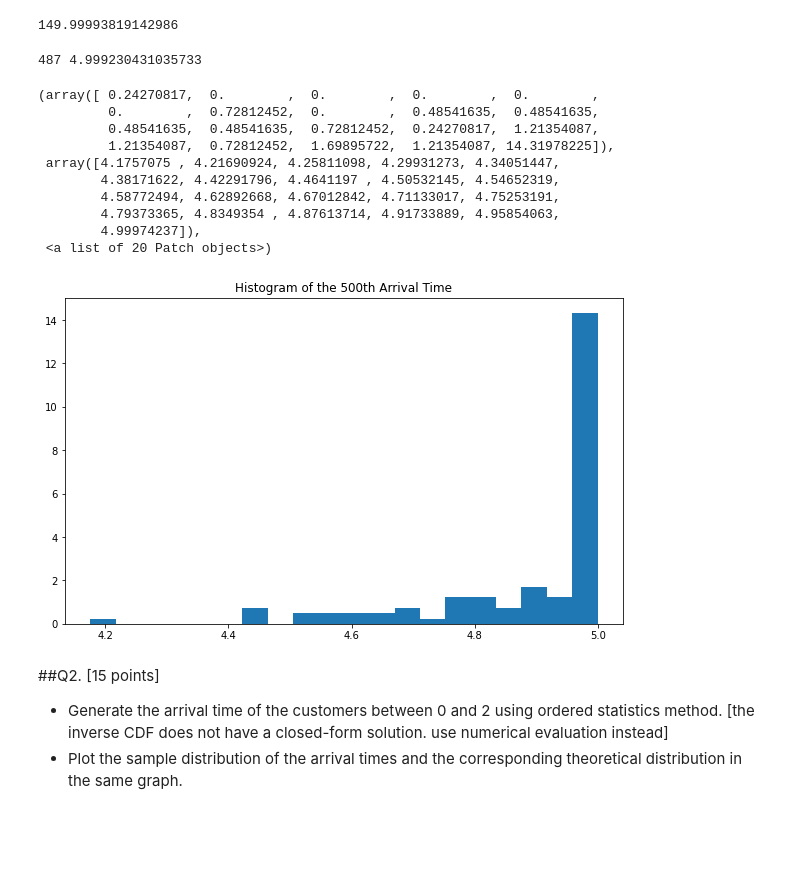
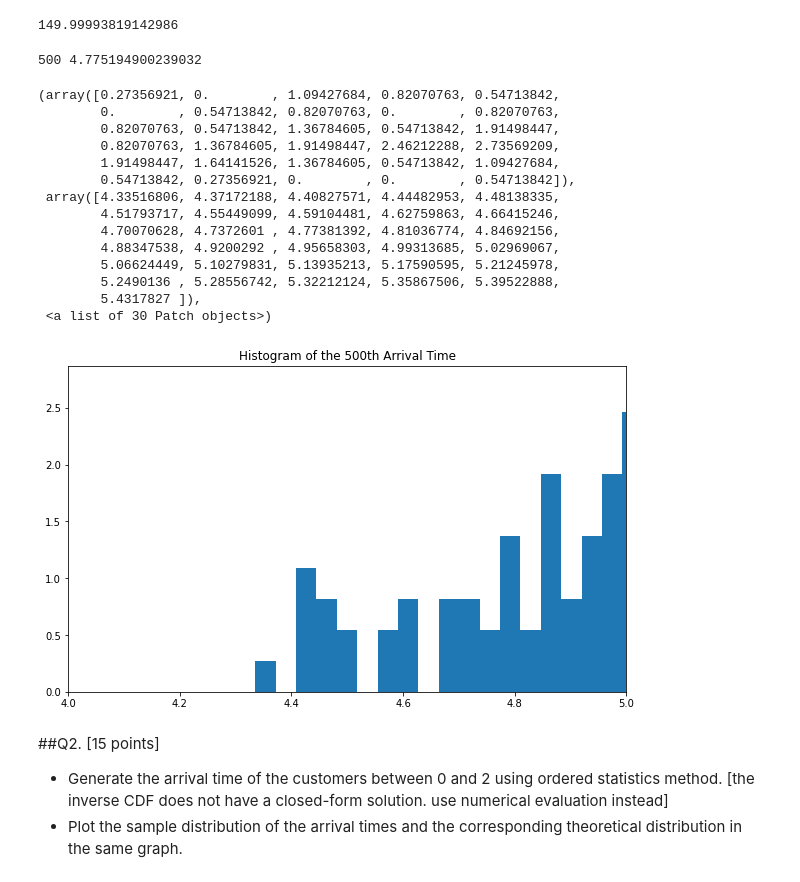
Before and after one commit to r50206v/E4404-Simulation, a Jupyter notebook: hw/Yi_Ping_Tseng_HW4_(IEOR_4404_Fall_2020).ipynb, the cells around one changed output. Cells and saved outputs as stored; diff of their text form; code cells hidden in the pictures; blank space fills up the shorter version.

Commit message:
[BUGFIX] fix the plots

```diff
--- a/hw/Yi_Ping_Tseng_HW4_(IEOR_4404_Fall_2020).ipynb
+++ b/hw/Yi_Ping_Tseng_HW4_(IEOR_4404_Fall_2020).ipynb
@@ -178,36 +177,42 @@ max_lambda
 # %% [output]
 149.99993819142986
 # %%
-def thinning(max_lambda, T, N):
-  arrivals = generatePoiProcess_FixedTime(lmbda=max_lambda, T=T)
-  accept_rate = 50 * (np.sin(2 * np.pi * arrivals) + 2) / max_lambda
-  mask = accept_rate > np.random.rand(len(accept_rate))
-  arrivals = arrivals[mask]
-  # if len(arrivals) < 500:
-  #   raise ValueError('the length of the arrivals doesnt exceed 500 people')
-  return arrivals[:500]
+def thinning(max_lambda, N):
+  t = -1/max_lambda * np.log(np.random.rand())
+  arrivals = []
 
-arr = thinning(max_lambda, 5, 500)
+  while len(arrivals) < N:
+    if np.random.rand() < 50 * (np.sin(2*np.pi*t) + 2) / max_lambda:
+      arrivals.append(t)
+    t += -1/max_lambda * np.log(np.random.rand())
+  return arrivals
+
+arr = thinning(max_lambda, 500)
 print(len(arr), arr[-1])
 # %% [output]
-487 4.999230431035733
+500 4.775194900239032
 # %%
-lastArrival = [thinning(max_lambda, 5, 500)[-1] for _ in range(100)]
+lastArrival = [thinning(max_lambda, 500)[-1] for _ in range(100)]
 plt.figure(figsize=(10, 6))
 plt.title('Histogram of the 500th Arrival Time')
-plt.hist(lastArrival, bins=20, density=True)
+plt.xlim(4, 5)
+plt.hist(lastArrival, bins=30, density=True)
 # %% [output]
-(array([ 0.24270817,  0.        ,  0.        ,  0.        ,  0.        ,
-         0.        ,  0.72812452,  0.        ,  0.48541635,  0.48541635,
-         0.48541635,  0.48541635,  0.72812452,  0.24270817,  1.21354087,
-         1.21354087,  0.72812452,  1.69895722,  1.21354087, 14.31978225]),
- array([4.1757075 , 4.21690924, 4.25811098, 4.29931273, 4.34051447,
-        4.38171622, 4.42291796, 4.4641197 , 4.50532145, 4.54652319,
-        4.58772494, 4.62892668, 4.67012842, 4.71133017, 4.75253191,
-        4.79373365, 4.8349354 , 4.87613714, 4.91733889, 4.95854063,
-        4.99974237]),
- <a list of 20 Patch objects>)
+(array([0.27356921, 0.        , 1.09427684, 0.82070763, 0.54713842,
+        0.        , 0.54713842, 0.82070763, 0.        , 0.82070763,
+        0.82070763, 0.54713842, 1.36784605, 0.54713842, 1.91498447,
+        0.82070763, 1.36784605, 1.91498447, 2.46212288, 2.73569209,
+        1.91498447, 1.64141526, 1.36784605, 0.54713842, 1.09427684,
+        0.54713842, 0.27356921, 0.        , 0.        , 0.54713842]),
+ array([4.33516806, 4.37172188, 4.40827571, 4.44482953, 4.48138335,
+        4.51793717, 4.55449099, 4.59104481, 4.62759863, 4.66415246,
+        4.70070628, 4.7372601 , 4.77381392, 4.81036774, 4.84692156,
+        4.88347538, 4.9200292 , 4.95658303, 4.99313685, 5.02969067,
+        5.06624449, 5.10279831, 5.13935213, 5.17590595, 5.21245978,
+        5.2490136 , 5.28556742, 5.32212124, 5.35867506, 5.39522888,
+        5.4317827 ]),
+ <a list of 30 Patch objects>)
-[figure, old version]
+[figure, new version]
 # %% [markdown]
 ##Q2. [15 points]
 
```
Also changed, not shown: parts of 10 cells of this notebook.
